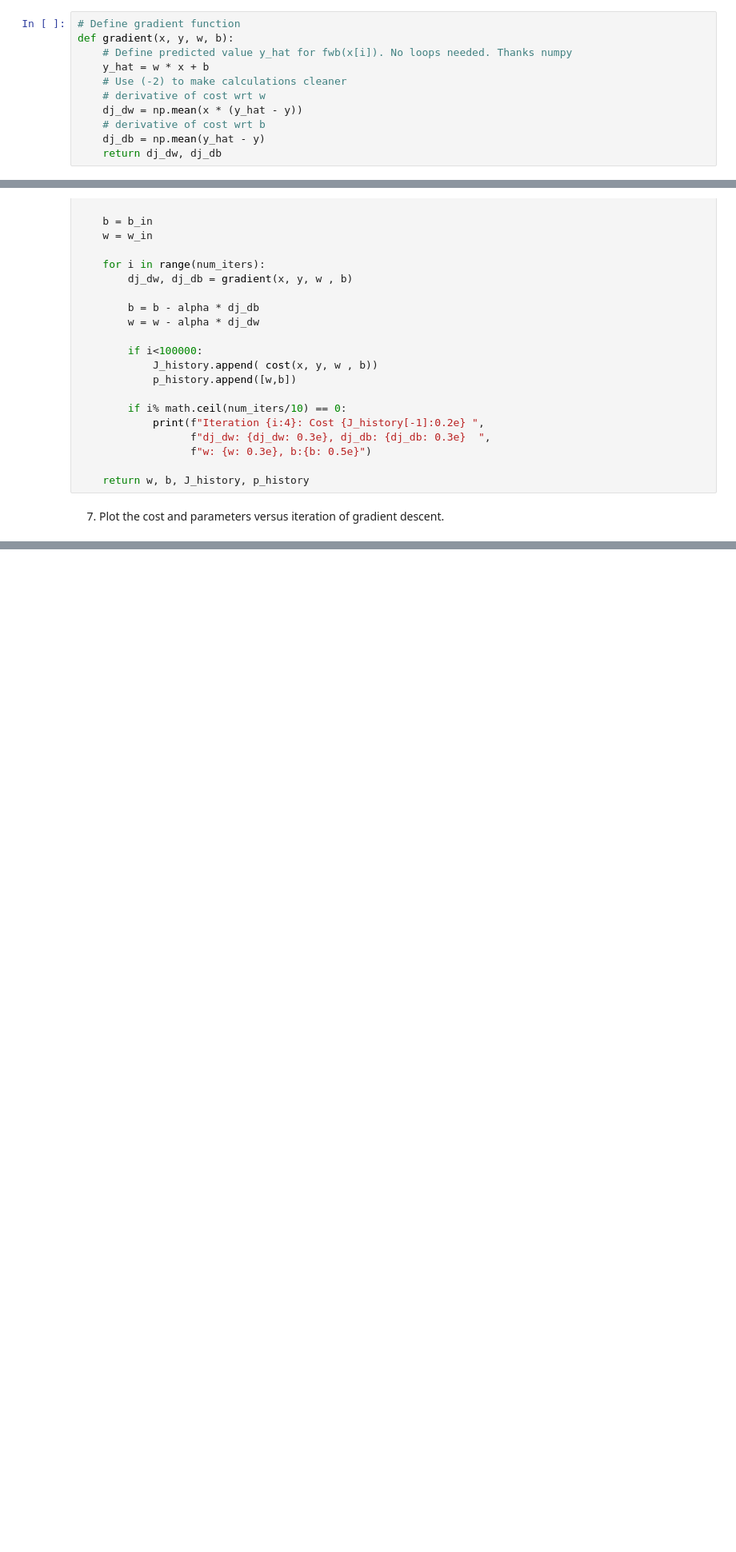
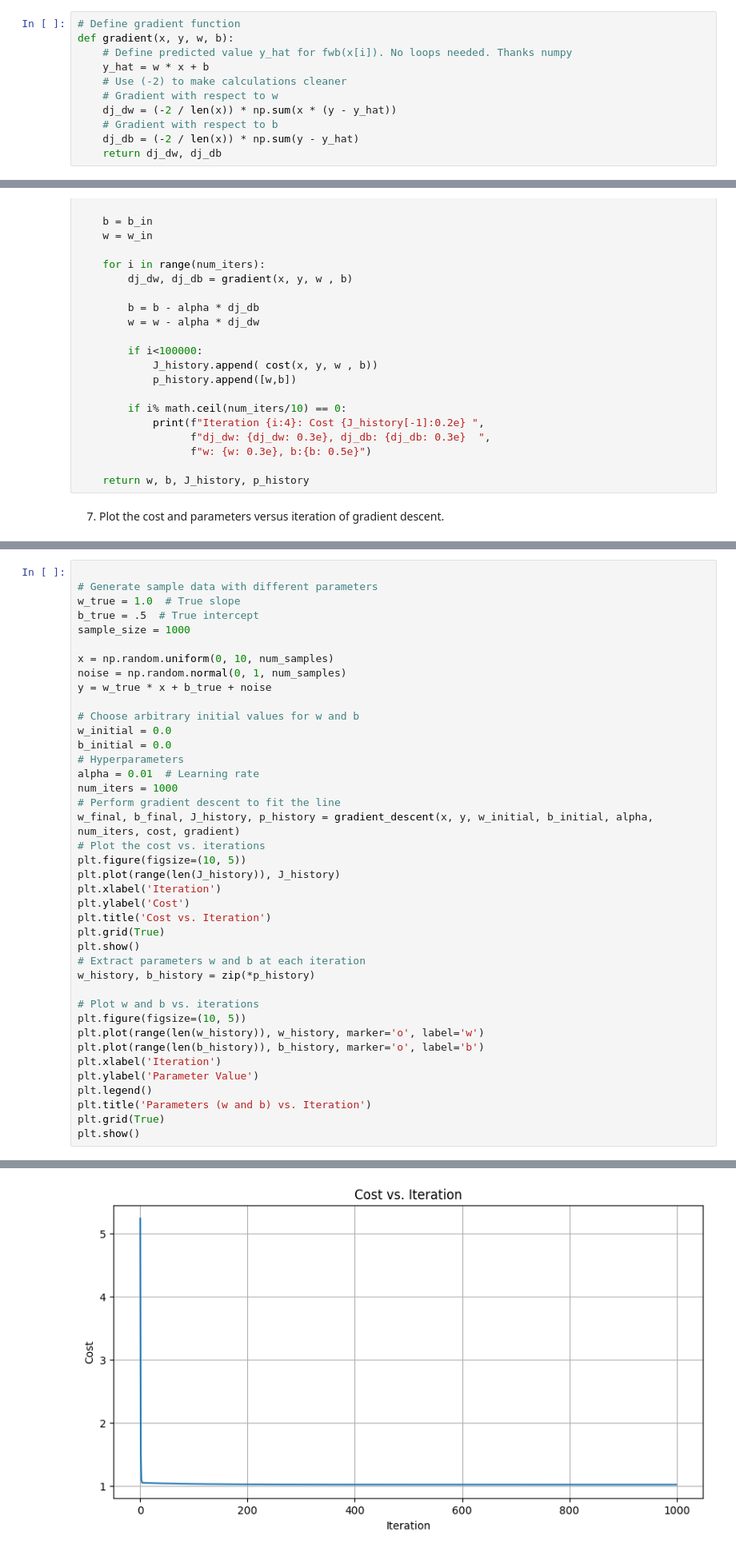
Before and after one commit to reese-quinto/DATA3461.Fall.2023, a Jupyter notebook: Labs/Lab1/Lab.1.a.ipynb, the cells around one changed output, grey strips where cells are left out. Shown at 80% size. Saved outputs shown, nothing was run; the diff lists cells and outputs as text; blank space fills up the shorter version.

```diff
--- a/Labs/Lab1/Lab.1.a.ipynb
+++ b/Labs/Lab1/Lab.1.a.ipynb
@@ -167,8 +169,8 @@ def gradient(x, y, w, b):
     # Define predicted value y_hat for fwb(x[i]). No loops needed. Thanks numpy
     y_hat = w * x + b
     # Use (-2) to make calculations cleaner
-    # derivative of cost wrt w
-    dj_dw = np.mean(x * (y_hat - y))
-    # derivative of cost wrt b
-    dj_db = np.mean(y_hat - y)
+    # Gradient with respect to w
+    dj_dw = (-2 / len(x)) * np.sum(x * (y - y_hat))
+    # Gradient with respect to b
+    dj_db = (-2 / len(x)) * np.sum(y - y_hat)
     return dj_dw, dj_db
@@ -234,0 +285,41 @@ def gradient_descent(x, y, w_in, b_in, alpha, num_iters, cost, gradient):
+# %%
+
+# Generate sample data with different parameters
+w_true = 1.0  # True slope
+b_true = .5  # True intercept
+sample_size = 1000
+
+x = np.random.uniform(0, 10, num_samples)
+noise = np.random.normal(0, 1, num_samples)
+y = w_true * x + b_true + noise
+
+# Choose arbitrary initial values for w and b
+w_initial = 0.0
+b_initial = 0.0
+# Hyperparameters
+alpha = 0.01  # Learning rate
+num_iters = 1000
+# Perform gradient descent to fit the line
+w_final, b_final, J_history, p_history = gradient_descent(x, y, w_initial, b_initial, alpha, num_iters, cost, gradient)
+# Plot the cost vs. iterations
+plt.figure(figsize=(10, 5))
+plt.plot(range(len(J_history)), J_history)
+plt.xlabel('Iteration')
+plt.ylabel('Cost')
+plt.title('Cost vs. Iteration')
+plt.grid(True)
+plt.show()
+# Extract parameters w and b at each iteration
+w_history, b_history = zip(*p_history)
+
+# Plot w and b vs. iterations
+plt.figure(figsize=(10, 5))
+plt.plot(range(len(w_history)), w_history, marker='o', label='w')
+plt.plot(range(len(b_history)), b_history, marker='o', label='b')
+plt.xlabel('Iteration')
+plt.ylabel('Parameter Value')
+plt.legend()
+plt.title('Parameters (w and b) vs. Iteration')
+plt.grid(True)
+plt.show()
+# %% [output]
@@ -234,0 +336 @@ def gradient_descent(x, y, w_in, b_in, alpha, num_iters, cost, gradient):
+[figure, added]
```
Also changed, not shown: parts of 12 cells of this notebook.
